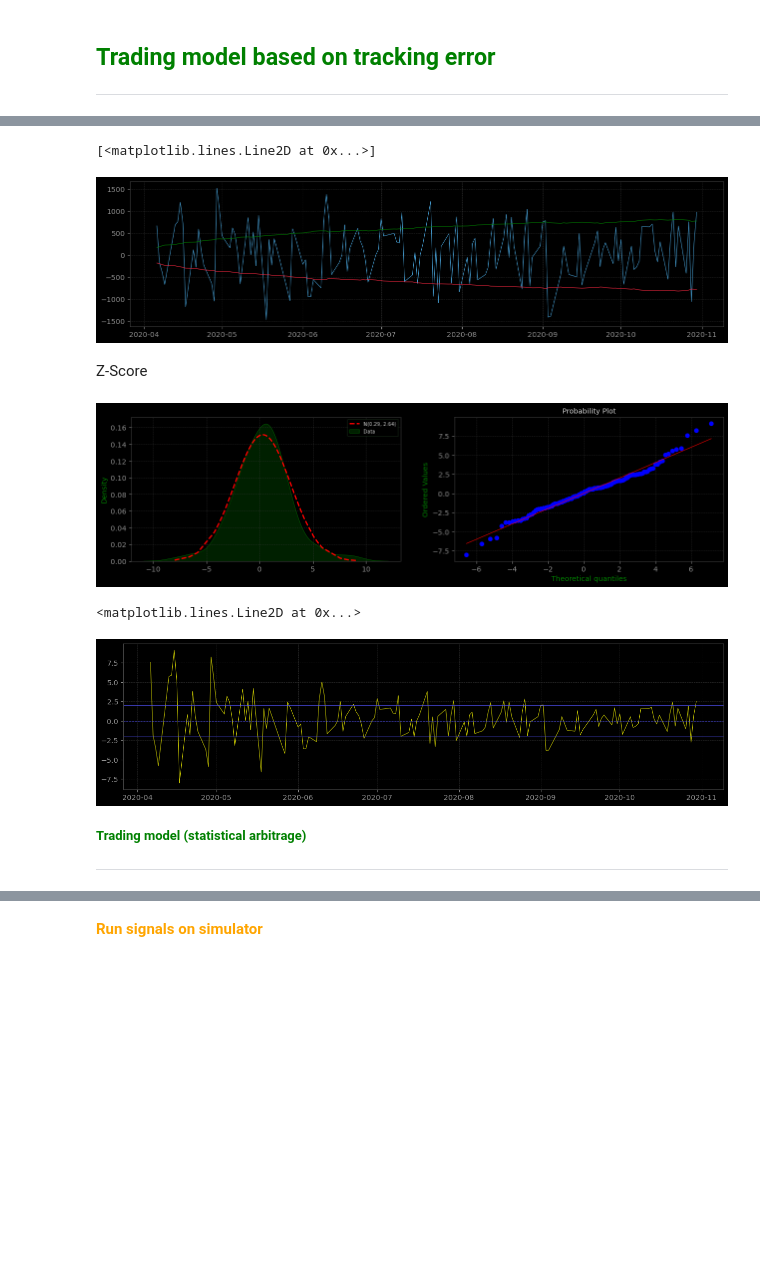
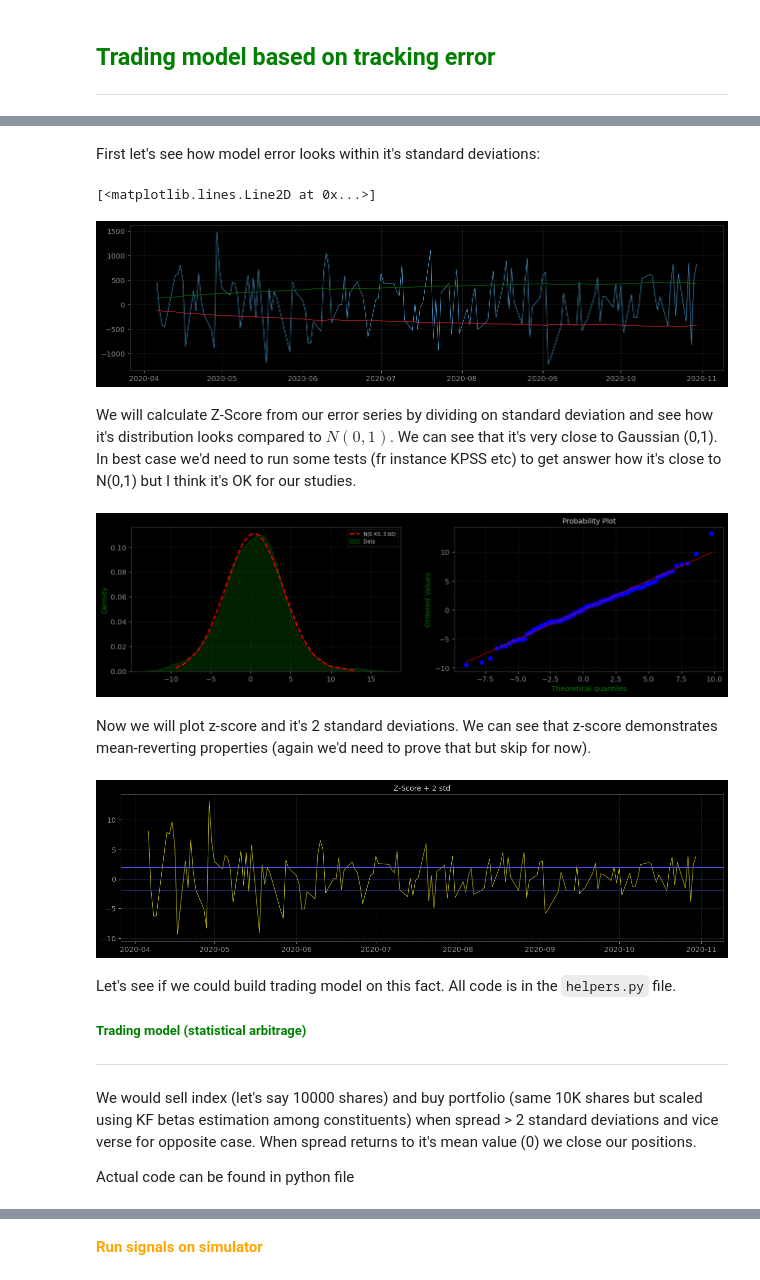
Before and after one commit to dmarienko/QuantTradingResearch, a Jupyter notebook: models/2. Russel Index Tracking.ipynb, the cells around one changed output, grey strips where cells are left out. Saved outputs shown, nothing was run; the diff lists cells and outputs as text; code cells hidden in the pictures; blank space fills up the shorter version.

Commit message:
Update on trading model

```diff
--- a/models/2. Russel Index Tracking.ipynb
+++ b/models/2. Russel Index Tracking.ipynb
@@ -283,25 +295,34 @@ The idea behind this is very simple - we suggest that our tracking portfolio sho
 # %%
 trm2 = TrackingModel(data, index_name='^RUI', train_date='2020-03-30')
-kft = trm2.select(holdings.Ticker[:100].values).estimate(KFModel('KF for Arbitrage'), on='prices')
+kft = trm2.select(holdings.Ticker[:62].values).estimate(KFModel('KF for Arbitrage'), on='prices')
+# %% [markdown]
+First let's see how model error looks within it's standard deviations:
 # %%
 fig(16, 4)
 plt.plot(kft.model.err)
 plt.plot(2*kft.model.var); plt.plot(-2*kft.model.var)
 # %% [output]
 [<matplotlib.lines.Line2D at 0x...>]
-[figure, old version]
+[figure, new version]
-# %% [markdown]
-Z-Score
+# %% [markdown]
+We will calculate Z-Score from our error series by dividing on standard deviation and see how it's distribution looks compared to $N(0,1)$. We can see that it's very close to Gaussian (0,1). In best case we'd need to run some tests (fr instance KPSS etc) to get answer how it's close to N(0,1) but I think it's OK for our studies.
 # %%
 fig(16, 4); cmp_to_norm(kft.model.err / kft.model.var)
 # %% [output]
-[figure, old version]
+[figure, new version]
+# %% [markdown]
+Now we will plot z-score and it's 2 standard deviations. We can see that z-score demonstrates mean-reverting properties (again we'd need to prove that but skip for now).
 # %%
-fig(16, 4); plt.plot(kft.model.err / kft.model.var, c='y'); plt.axhline(2); plt.axhline(-2); plt.axhline(0, ls='--')
+fig(16, 4); plt.plot(kft.model.err / kft.model.var, c='y'); plt.axhline(2); plt.axhline(-2); plt.axhline(0, ls='--'); plt.title('Z-Score + 2 std');
 # %% [output]
-<matplotlib.lines.Line2D at 0x...>
-[figure, old version]
+[figure, new version]
+# %% [markdown]
+Let's see if we could build trading model on this fact. All code is in the `helpers.py` file.
 # %% [markdown]
 <font color='green' size=2> <b> Trading model (statistical arbitrage) </b> </font>
 <hr/>
+# %% [markdown]
+We would sell index (let's say 10000 shares) and buy portfolio (same 10K shares but scaled using KF betas estimation among constituents) when spread > 2 standard deviations and vice verse for opposite case. When spread returns to it's mean value (0) we close our positions.
+
+Actual code can be found in python file
 # %%
```
Also changed, not shown: parts of 47 cells of this notebook.
